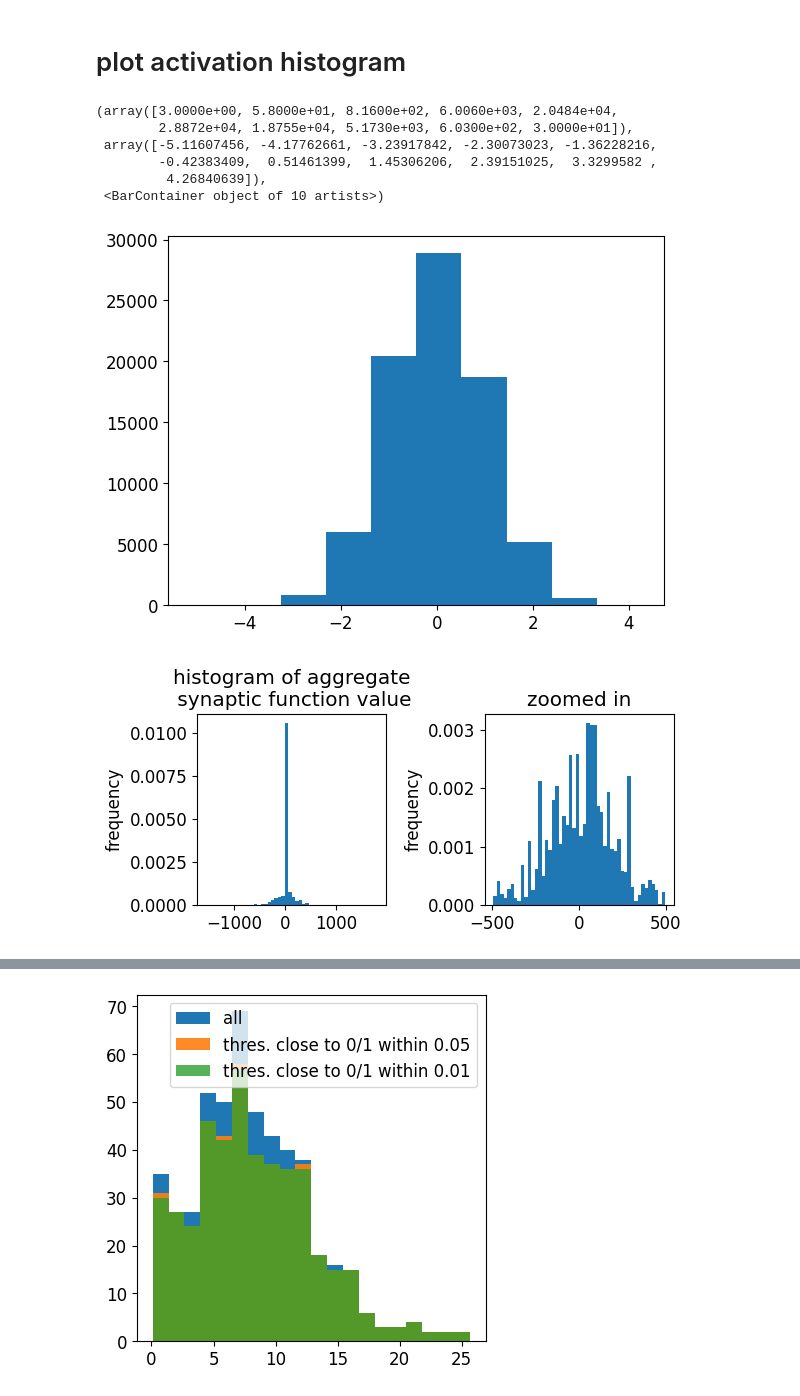
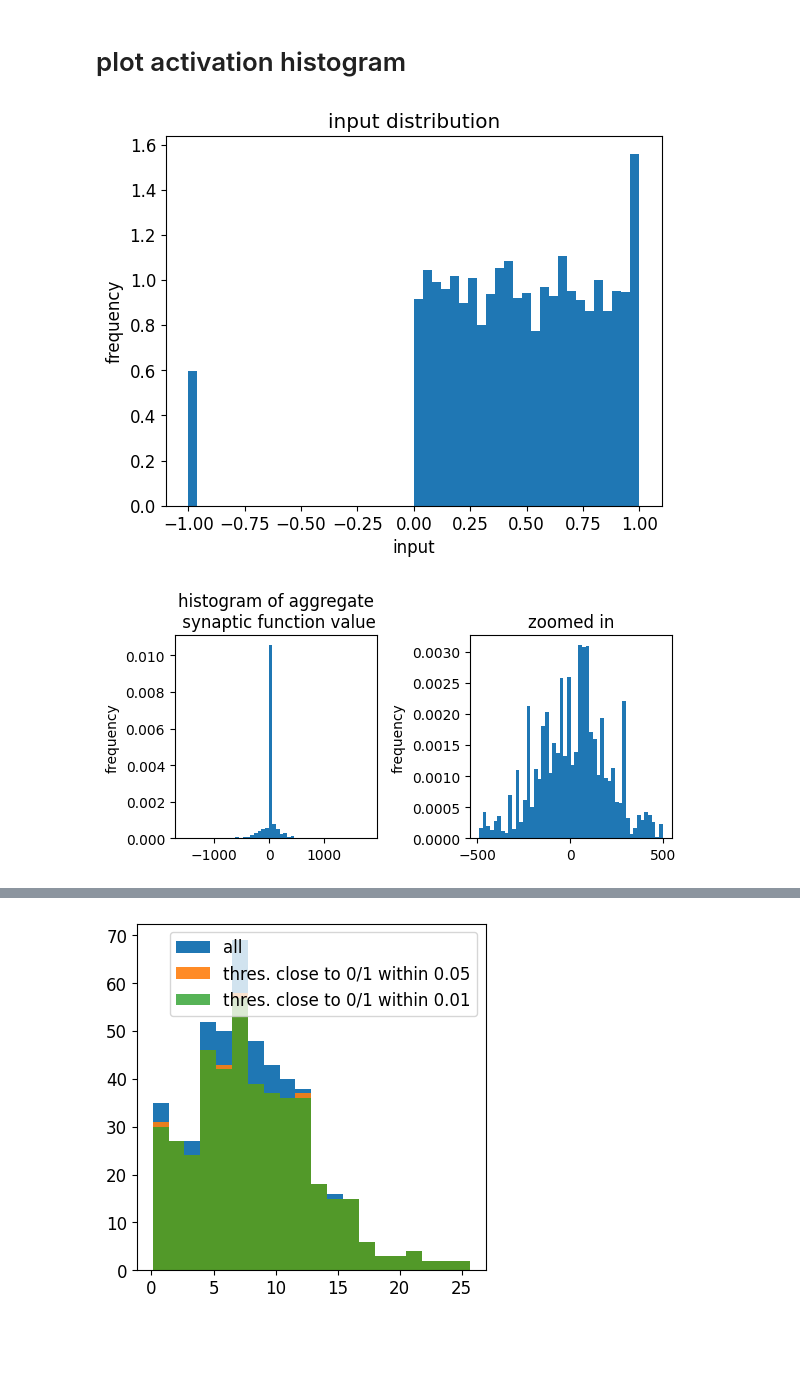
Before and after one commit to london-and-tequila/parallel_synapse_capacity, a Jupyter notebook: plot_results.ipynb, the cells around one changed output, grey strips where cells are left out. Drawn from its saved outputs; the diff is of its cells as text; code cells hidden in the pictures; blank space fills up the shorter version.

```diff
--- a/plot_results.ipynb
+++ b/plot_results.ipynb
@@ -515,7 +524,7 @@ class args:
         P = 0
 
 
-args.N, args.M, args.seed, args.P = 100, 5, 0, 800
+args.N, args.M, args.seed, args.P = 20, 5, 0, 100
 allActv = []
 # for args.seed in range(10):
 model_params = {
@@ -536,7 +545,7 @@ train_params = {
     "NthresPool": int(args.P / 2),
 }
 path = ""
-folder = "./N_" + str(model_params["N"]) + "_gaussian"
+folder = "./N_" + str(model_params["N"]) + "_noise"
 # folder = './monsyn4'
 #
 path += (
@@ -548,6 +557,8 @@ path += (
     + str(train_params["P"])
     + "_seed_"
     + str(model_params["seed"])
+    + "_noise_size_0.03"
+    + "_noise_repeat_20"
 )
 
 data_ = load_model(folder + "/" + path + "_data")
@@ -572,15 +583,13 @@ allActv.append(
 )
 # %%
 data_ = load_model(folder + "/" + path + "_data")
-plt.hist(data_.ravel())
+plt.hist(data_.ravel(), bins=50, density=True)
+plt.xlabel("input")
+plt.ylabel("frequency")
+plt.title("input distribution")
+plt.show()
 # %% [output]
-(array([3.0000e+00, 5.8000e+01, 8.1600e+02, 6.0060e+03, 2.0484e+04,
-        2.8872e+04, 1.8755e+04, 5.1730e+03, 6.0300e+02, 3.0000e+01]),
- array([-5.11607456, -4.17762661, -3.23917842, -2.30073023, -1.36228216,
-        -0.42383409,  0.51461399,  1.45306206,  2.39151025,  3.3299582 ,
-         4.26840639]),
- <BarContainer object of 10 artists>)
-[figure, old version]
+[figure, new version]
 # %%
 allActvArray = np.array(allActv)
 
@@ -600,7 +609,7 @@ plt.tight_layout()
 # plt.savefig('totalactv.pdf')
 plt.show()
 # %% [output]
-[figure, old version]
+[figure, new version]
 # %%
 def plot_activation(model, n, file):
     nDim, nSyn = model.ampli.shape[0], model.ampli.shape[1]
```
Also changed, not shown: parts of 6 cells of this notebook, 7 other files.
